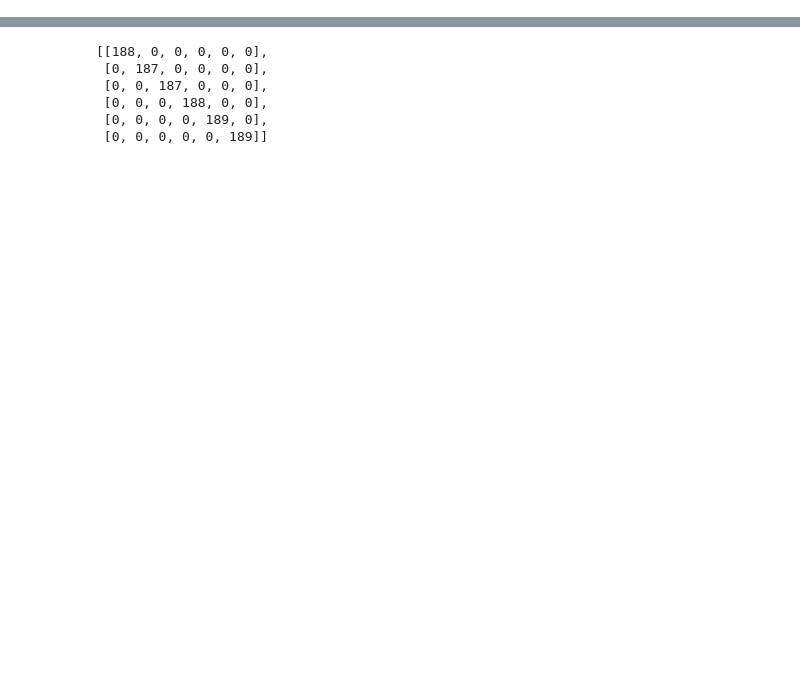
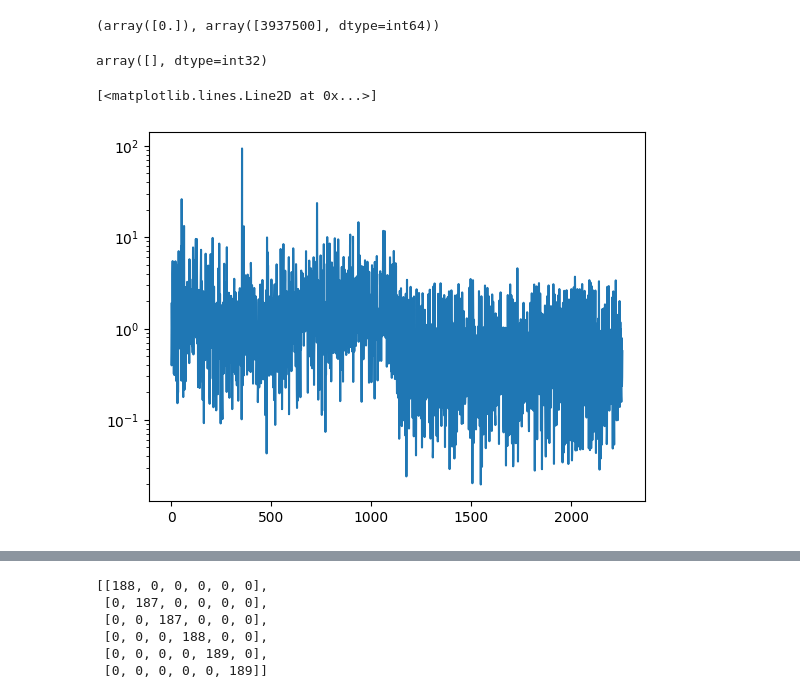
Before and after one commit to deprekate/NMERFISH, a Jupyter notebook: Human/PullTogetherCombineSVZ.ipynb, the cells around one changed output, grey strips where cells are left out. Drawn from its saved outputs; the diff is of its cells as text; code cells hidden in the pictures; blank space fills up the shorter version.

```diff
--- a/Human/PullTogetherCombineSVZ.ipynb
+++ b/Human/PullTogetherCombineSVZ.ipynb
@@ -151,0 +183,4 @@ Loaded decoded: -0.43420958518981934
+# %%
+np.unique(dec.im_segm_,return_counts=True)
+# %% [output]
+(array([0.]), array([3937500], dtype=int64))
@@ -151,0 +196,51 @@ Loaded decoded: -0.43420958518981934
+# %%
+icellsf
+# %% [output]
+array([], dtype=int32)
+# %%
+save_fls_ = [fl for fl in save_fls if ('_set1' in fl)]# in fl if '035' in fl][0]
+cell_df,df=None,None
+for save_fl in tqdm(np.sort(save_fls_)[:]):
+    ### load info
+    dic = np.load(save_fl)
+    XF = dic['XF']
+    header = list(dic['header'])
+    genes_decoded = dic['genes']
+    cells = dic['cellinfo'][1:]
+    header_cells = dic['header_cells']
+    ### Rethrehold based on score
+    iscore = list(header).index('score')
+    scoreA = XF[:,iscore]
+    keep = scoreA>-1.5
+    ugns,gns_i = np.unique(genes_decoded[keep],return_inverse=True)
+
+    icell = header.index('cell_id')
+    icells = XF[keep,icell].astype(int)
+
+    icellsf = cells[:,0].astype(int)
+    if len(icellsf):
+        mcell = np.max(icellsf)+1
+        gn_cell,gn_cell_cts = np.unique(mcell*gns_i+icells,return_counts=True)
+        len(gn_cell)
+        igns_ = gn_cell//mcell
+        icells_ = gn_cell%mcell
+        Mcts = np.zeros([mcell,len(ugns)])
+        Mcts[icells_,igns_]=gn_cell_cts
+
+        Mcts[icellsf].shape
+        ifov,iset = int(XF[0,header.index('ifov')]),int(XF[0,header.index('iset')])
+        icellsnm = [icell+10**5*ifov for icell in icellsf]#icellsnm = [icell+10**5*ifov+10**9*iset for icell in icellsf]
+
+        dfT = pd.DataFrame(Mcts[icellsf],columns=ugns,index=icellsnm)
+
+
+        df = dfT if df is None else pd.concat([df,dfT])
+        cell_dfT = pd.DataFrame(cells,columns=header_cells,index=icellsnm)
+        cell_df = cell_dfT if cell_df is None else pd.concat([cell_df,cell_dfT])
+    else:
+        print("No cells in:",save_fl)
+# %%
+plt.semilogy(np.nanmean(df,axis=0))
+# %% [output]
+[<matplotlib.lines.Line2D at 0x...>]
+[figure, added]
```
Also changed, not shown: parts of 9 cells of this notebook, 5 other files.
